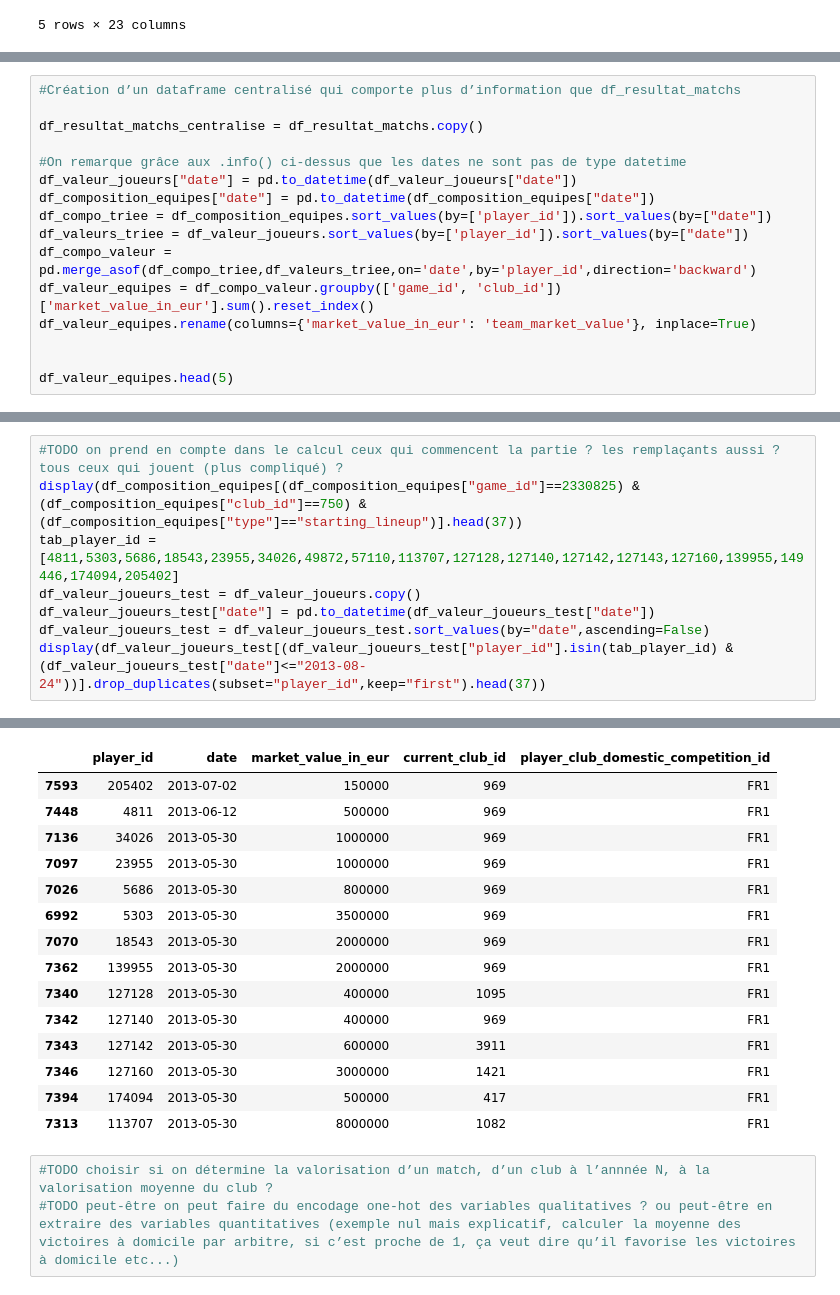
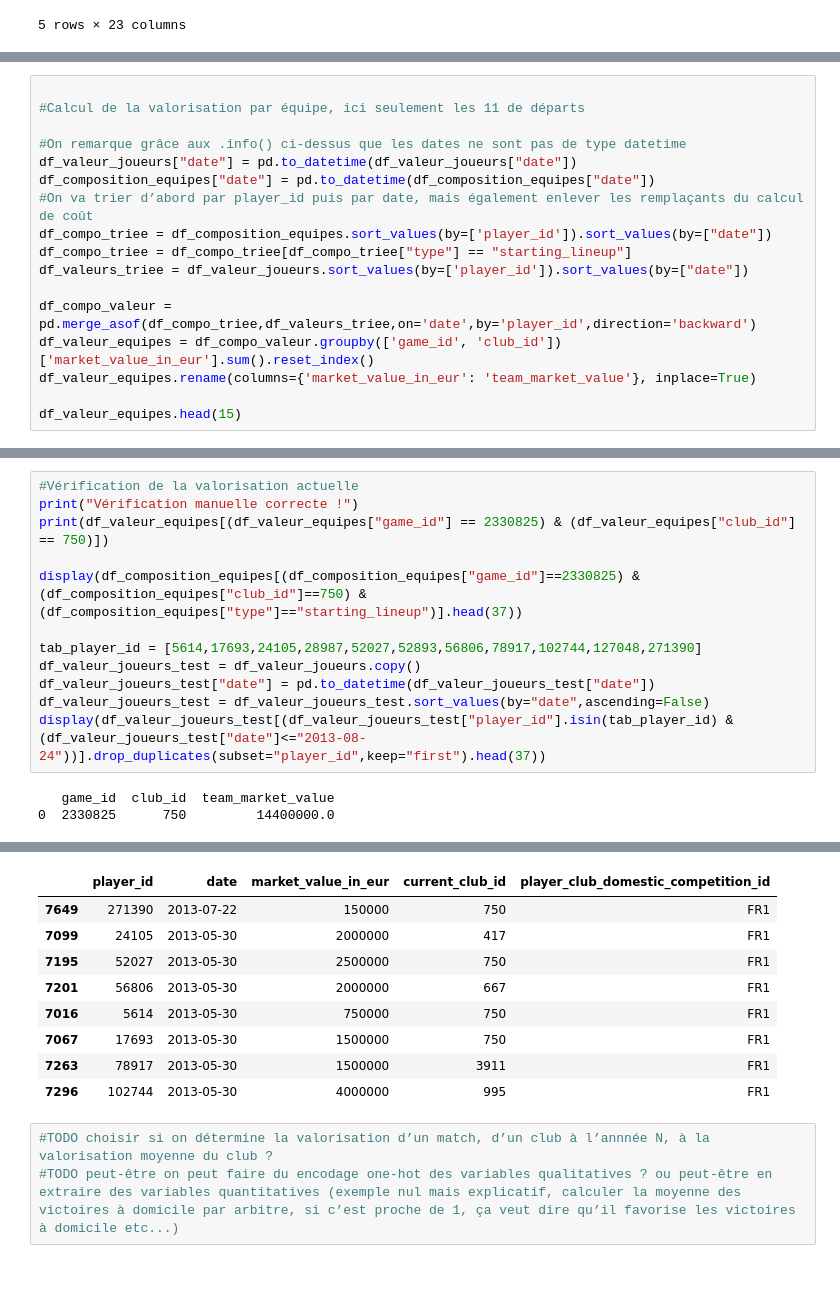
Before and after one commit to AntoninChevalier/Winunmax, a Jupyter notebook: notebooks/exploration.ipynb, the cells around one changed output, grey strips where cells are left out. Cells and saved outputs as stored; diff of their text form.

Commit message:
modification calcul valeur équipe par match avec seulement le 11 de départ

```diff
--- a/notebooks/exploration.ipynb
+++ b/notebooks/exploration.ipynb
@@ -181,18 +185,19 @@ nettoyage.afficher_matrice_corrélation(df_resultat_matchs)
 # %%
-#Création d’un dataframe centralisé qui comporte plus d’information que df_resultat_matchs
 
-df_resultat_matchs_centralise = df_resultat_matchs.copy()
+#Calcul de la valorisation par équipe, ici seulement les 11 de départs
 
 #On remarque grâce aux .info() ci-dessus que les dates ne sont pas de type datetime
 df_valeur_joueurs["date"] = pd.to_datetime(df_valeur_joueurs["date"])
 df_composition_equipes["date"] = pd.to_datetime(df_composition_equipes["date"])
+#On va trier d’abord par player_id puis par date, mais également enlever les remplaçants du calcul de coût
 df_compo_triee = df_composition_equipes.sort_values(by=['player_id']).sort_values(by=["date"])
+df_compo_triee = df_compo_triee[df_compo_triee["type"] == "starting_lineup"]
 df_valeurs_triee = df_valeur_joueurs.sort_values(by=['player_id']).sort_values(by=["date"])
+
 df_compo_valeur = pd.merge_asof(df_compo_triee,df_valeurs_triee,on='date',by='player_id',direction='backward')
 df_valeur_equipes = df_compo_valeur.groupby(['game_id', 'club_id'])['market_value_in_eur'].sum().reset_index()
 df_valeur_equipes.rename(columns={'market_value_in_eur': 'team_market_value'}, inplace=True)
 
-
-df_valeur_equipes.head(5)
+df_valeur_equipes.head(15)
 # %% [output]
 |  | game_id | club_id | team_market_value |
@@ -204,39 +219,39 @@ df_valeur_equipes.head(5)
 # %%
-#TODO on prend en compte dans le calcul ceux qui commencent la partie ? les remplaçants aussi ? tous ceux qui jouent (plus compliqué) ?
+#Vérification de la valorisation actuelle
+print("Vérification manuelle correcte !")
+print(df_valeur_equipes[(df_valeur_equipes["game_id"] == 2330825) & (df_valeur_equipes["club_id"] == 750)])
+
 display(df_composition_equipes[(df_composition_equipes["game_id"]==2330825) & (df_composition_equipes["club_id"]==750) & (df_composition_equipes["type"]=="starting_lineup")].head(37))
-tab_player_id = [4811,5303,5686,18543,23955,34026,49872,57110,113707,127128,127140,127142,127143,127160,139955,149446,174094,205402]
+
+tab_player_id = [5614,17693,24105,28987,52027,52893,56806,78917,102744,127048,271390]
 df_valeur_joueurs_test = df_valeur_joueurs.copy()
 df_valeur_joueurs_test["date"] = pd.to_datetime(df_valeur_joueurs_test["date"])
 df_valeur_joueurs_test = df_valeur_joueurs_test.sort_values(by="date",ascending=False)
 display(df_valeur_joueurs_test[(df_valeur_joueurs_test["player_id"].isin(tab_player_id) & (df_valeur_joueurs_test["date"]<="2013-08-24"))].drop_duplicates(subset="player_id",keep="first").head(37))
 # %% [output]
+   game_id  club_id  team_market_value
+0  2330825      750         14400000.0
 |  | Unnamed: 0 | game_lineups_id | date | game_id | player_id | club_id | player_name | type | position | ... |
 | 2 | 34477 | 46552e9ff9777efa2e2d0df3a8147d87 | 2013-08-24 | 2330825 | 5614 | 750 | Cédric Kanté | starting_lineup | Centre-Back | ... |
 | 4 | 34479 | d6592bfd4c2c2f06a388086f8b0b714e | 2013-08-24 | 2330825 | 17693 | 750 | Sébastien Roudet | starting_lineup | Left Winger | ... |
 | 7 | 34482 | 0a4efcc33b613abc0d2c7a0f4c9e67e3 | 2013-08-24 | 2330825 | 24105 | 750 | Simon Pouplin | starting_lineup | Goalkeeper | ... |
 | 8 | 34483 | 206c4ff4e9dc78a897451abbc164c224 | 2013-08-24 | 2330825 | 28987 | 750 | Roy Contout | starting_lineup | Right Winger | ... |
 | 11 | 34486 | 11170b900fee8d0916a8faf8e0f45882 | 2013-08-24 | 2330825 | 52027 | 750 | Thierry Doubai | starting_lineup | Defensive Midfield | ... |
 | 12 | 34487 | d766301c3718f54460755e007a187ab1 | 2013-08-24 | 2330825 | 52893 | 750 | Carlão | starting_lineup | Centre-Back | ... |
 | 13 | 34488 | 1575a82a08face2c3c3fcd72c826798f | 2013-08-24 | 2330825 | 56806 | 750 | Vincent Nogueira | starting_lineup | Attacking Midfield | ... |
 | 17 | 34492 | 22086692f3dd8a2ccbdd8f4318489045 | 2013-08-24 | 2330825 | 78917 | 750 | Julien Faussurier | starting_lineup | Left-Back | ... |
 | 18 | 34493 | 43690e264b3ccf4eb8cce88e311d2b4a | 2013-08-24 | 2330825 | 102744 | 750 | Sébastien Corchia | starting_lineup | Right-Back | ... |
 | 24 | 34499 | ab777c2e330f1dd6ac9ada44d97a6899 | 2013-08-24 | 2330825 | 127048 | 750 | Cédric Bakambu | starting_lineup | Centre-Forward | ... |
 | 35 | 34510 | 5251a928e2d879e215ede6cfbe2d7c20 | 2013-08-24 | 2330825 | 271390 | 750 | Joachim Eickmayer | starting_lineup | Defensive Midfield | ... |
 |  | player_id | date | market_value_in_eur | current_club_id | player_club_domestic_competition_id |
-| 7593 | 205402 | 2013-07-02 | 150000 | 969 | FR1 |
-| 7448 | 4811 | 2013-06-12 | 500000 | 969 | FR1 |
-| 7136 | 34026 | 2013-05-30 | 1000000 | 969 | FR1 |
-| 7097 | 23955 | 2013-05-30 | 1000000 | 969 | FR1 |
-| 7026 | 5686 | 2013-05-30 | 800000 | 969 | FR1 |
-| 6992 | 5303 | 2013-05-30 | 3500000 | 969 | FR1 |
-| 7070 | 18543 | 2013-05-30 | 2000000 | 969 | FR1 |
-| 7362 | 139955 | 2013-05-30 | 2000000 | 969 | FR1 |
-| 7340 | 127128 | 2013-05-30 | 400000 | 1095 | FR1 |
-| 7342 | 127140 | 2013-05-30 | 400000 | 969 | FR1 |
-| 7343 | 127142 | 2013-05-30 | 600000 | 3911 | FR1 |
-| 7346 | 127160 | 2013-05-30 | 3000000 | 1421 | FR1 |
-| 7394 | 174094 | 2013-05-30 | 500000 | 417 | FR1 |
-| 7313 | 113707 | 2013-05-30 | 8000000 | 1082 | FR1 |
+| 7649 | 271390 | 2013-07-22 | 150000 | 750 | FR1 |
+| 7099 | 24105 | 2013-05-30 | 2000000 | 417 | FR1 |
+| 7195 | 52027 | 2013-05-30 | 2500000 | 750 | FR1 |
+| 7201 | 56806 | 2013-05-30 | 2000000 | 667 | FR1 |
+| 7016 | 5614 | 2013-05-30 | 750000 | 750 | FR1 |
+| 7067 | 17693 | 2013-05-30 | 1500000 | 750 | FR1 |
+| 7263 | 78917 | 2013-05-30 | 1500000 | 3911 | FR1 |
+| 7296 | 102744 | 2013-05-30 | 4000000 | 995 | FR1 |
 # %%
 #TODO choisir si on détermine la valorisation d’un match, d’un club à l’annnée N, à la valorisation moyenne du club ?
 #TODO peut-être on peut faire du encodage one-hot des variables qualitatives ? ou peut-être en extraire des variables quantitatives (exemple nul mais explicatif, calculer la moyenne des victoires à domicile par arbitre, si c’est proche de 1, ça veut dire qu’il favorise les victoires à domicile etc...)
```
Also changed, not shown: parts of 4 cells of this notebook.
